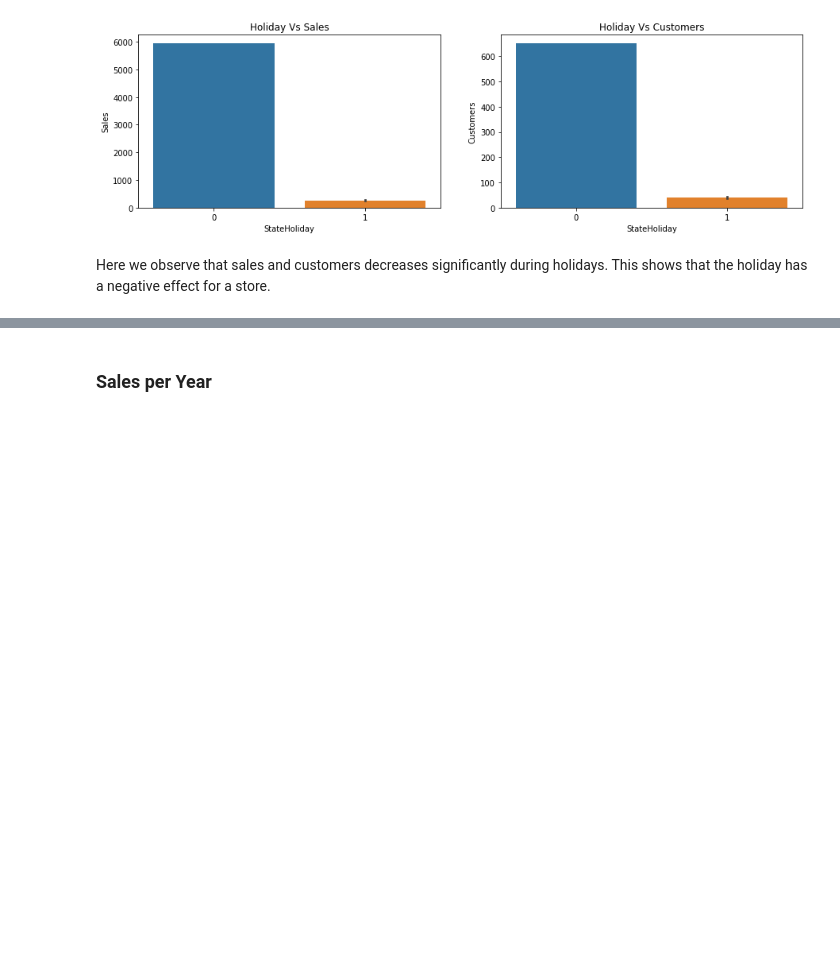
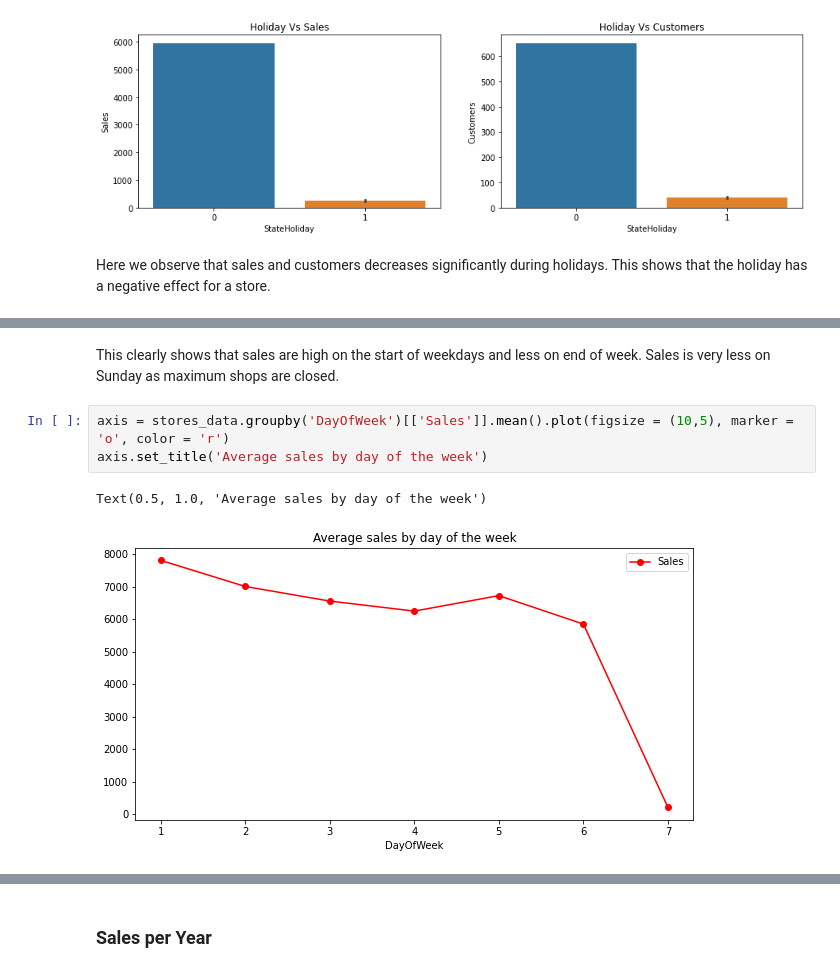
Before and after one commit to rashmi-biswas/ML_Regression_Sales_Prediction, a Jupyter notebook: Rossmann_Sales_Prediction_Capstone_Project.ipynb, the cells around one changed output, grey strips where cells are left out. Cells and saved outputs as stored; diff of their text form; blank space fills up the shorter version.

```diff
--- a/Rossmann_Sales_Prediction_Capstone_Project.ipynb
+++ b/Rossmann_Sales_Prediction_Capstone_Project.ipynb
@@ -532,0 +517,8 @@ Here we observe that sales and customers decreases significantly during holidays
+# %% [markdown]
+This clearly shows that sales are high on the start of weekdays and less on end of week. Sales is very less on Sunday as maximum shops are closed.
+# %%
+axis = stores_data.groupby('DayOfWeek')[['Sales']].mean().plot(figsize = (10,5), marker = 'o', color = 'r')
+axis.set_title('Average sales by day of the week')
+# %% [output]
+Text(0.5, 1.0, 'Average sales by day of the week')
+[figure, added]
```
Also changed, not shown: parts of 27 cells of this notebook.
